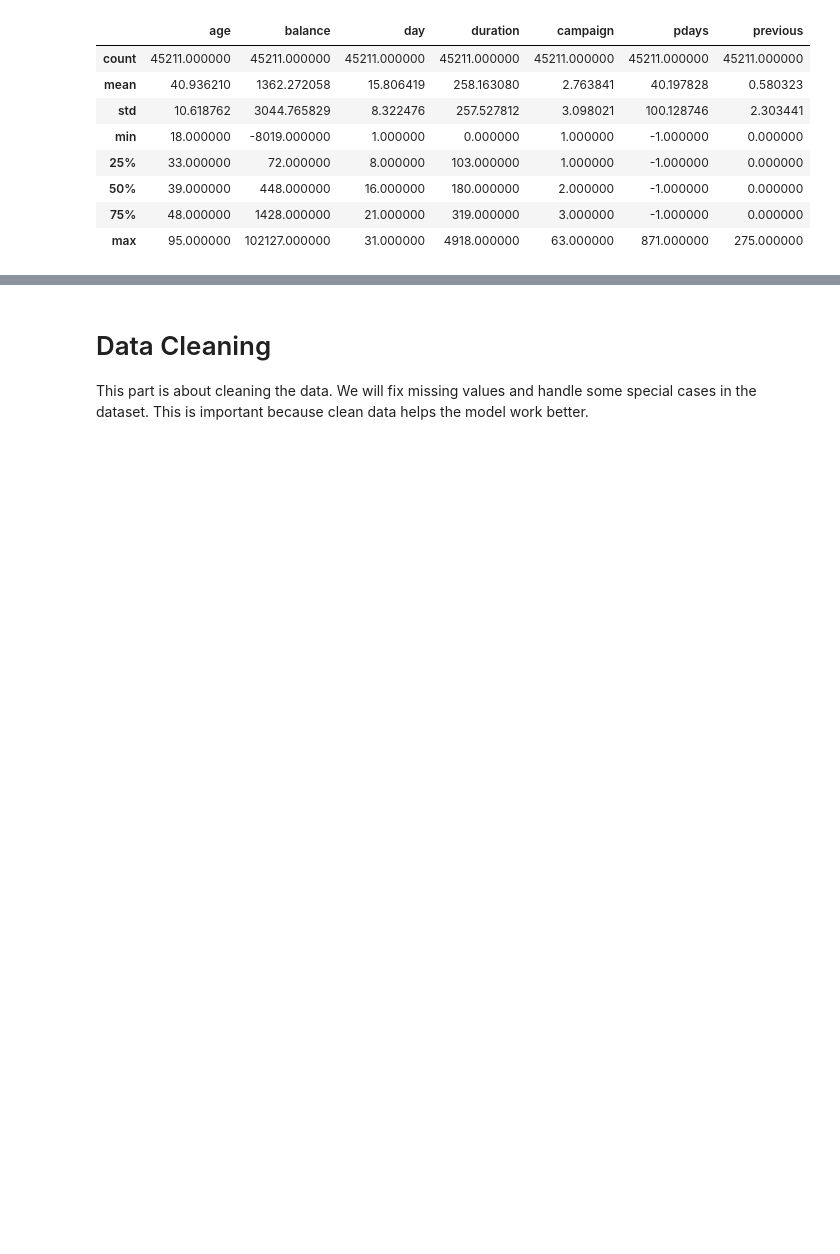
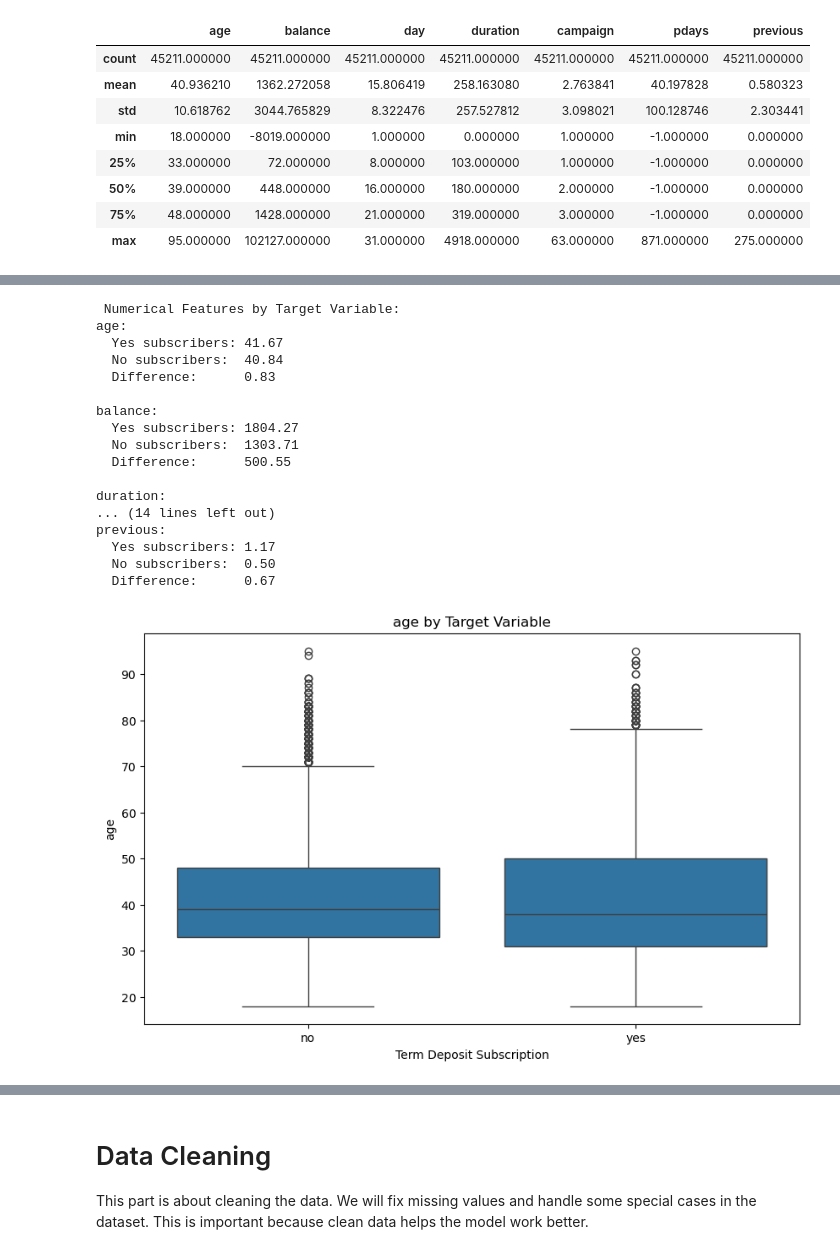
Before and after one commit to Dannie-1217/IAT461, a Jupyter notebook: IAT461_FinalProject.ipynb, the cells around one changed output, grey strips where cells are left out. Drawn from its saved outputs; the diff is of its cells as text; code cells hidden in the pictures; blank space fills up the shorter version.

```diff
--- a/IAT461_FinalProject.ipynb
+++ b/IAT461_FinalProject.ipynb
@@ -54,0 +126,39 @@ data.describe()
+# %%
+# Compare numerical features by target variable
+print("\n Numerical Features by Target Variable:")
+for col in numerical_cols:
+    yes_mean = data[data['y'] == 'yes'][col].mean()
+    no_mean = data[data['y'] == 'no'][col].mean()
+    print(f"{col}:")
+    print(f"  Yes subscribers: {yes_mean:.2f}")
+    print(f"  No subscribers:  {no_mean:.2f}")
+    print(f"  Difference:      {yes_mean - no_mean:.2f}")
+    print()
+
+# Simple box plots for each numerical feature by target
+for col in numerical_cols:
+    plt.figure(figsize=(10, 6))
+    sns.boxplot(data=data, x='y', y=col)
+    plt.title(f'{col} by Target Variable')
+    plt.xlabel('Term Deposit Subscription')
+    plt.ylabel(col)
+    plt.show()
+# %% [output]
+ Numerical Features by Target Variable:
+age:
+  Yes subscribers: 41.67
+  No subscribers:  40.84
+  Difference:      0.83
+
+balance:
+  Yes subscribers: 1804.27
+  No subscribers:  1303.71
+  Difference:      500.55
+
+duration:
+... (14 lines left out)
+previous:
+  Yes subscribers: 1.17
+  No subscribers:  0.50
+  Difference:      0.67
+[figure, added]
```
Also changed, not shown: parts of 30 cells of this notebook, 1 other file.
